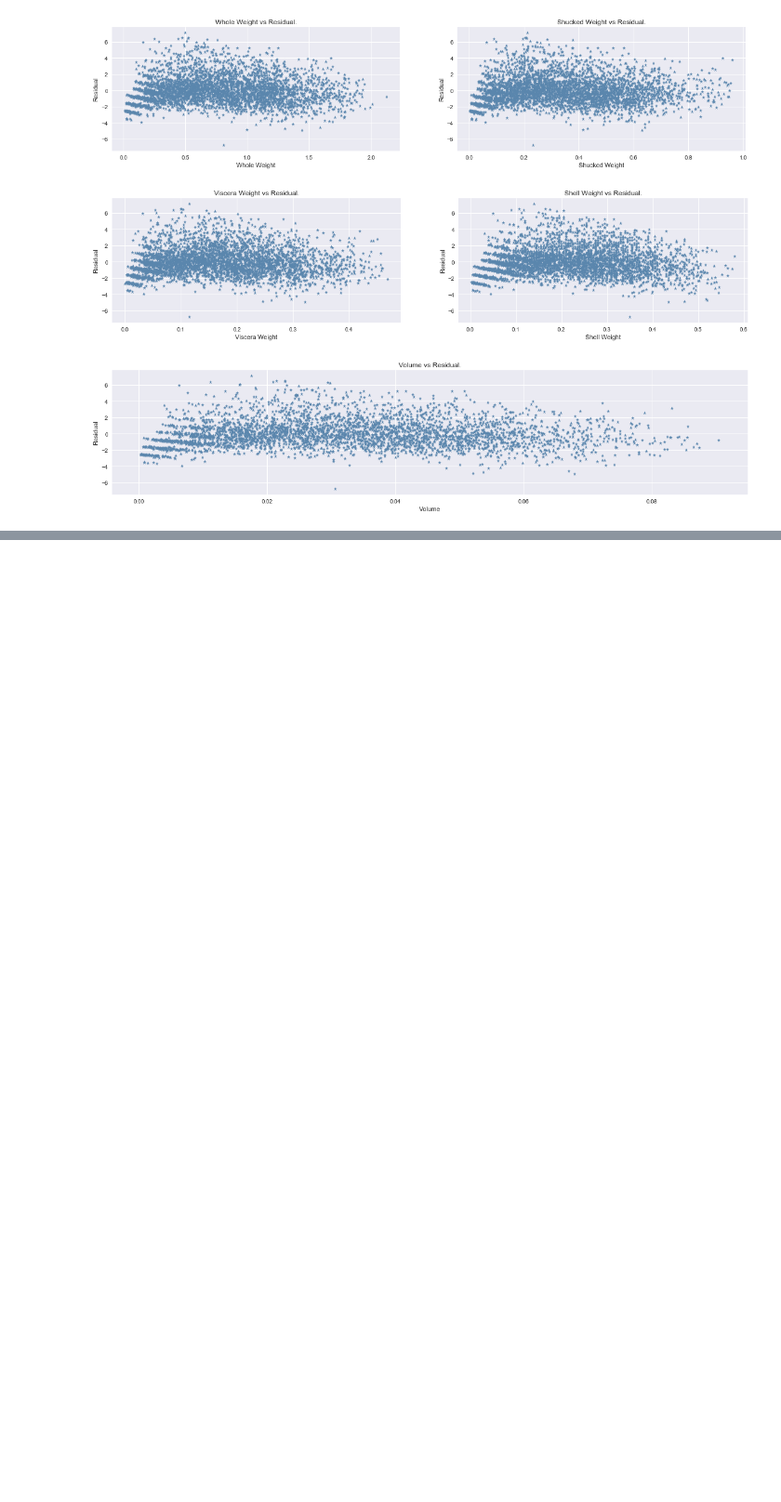
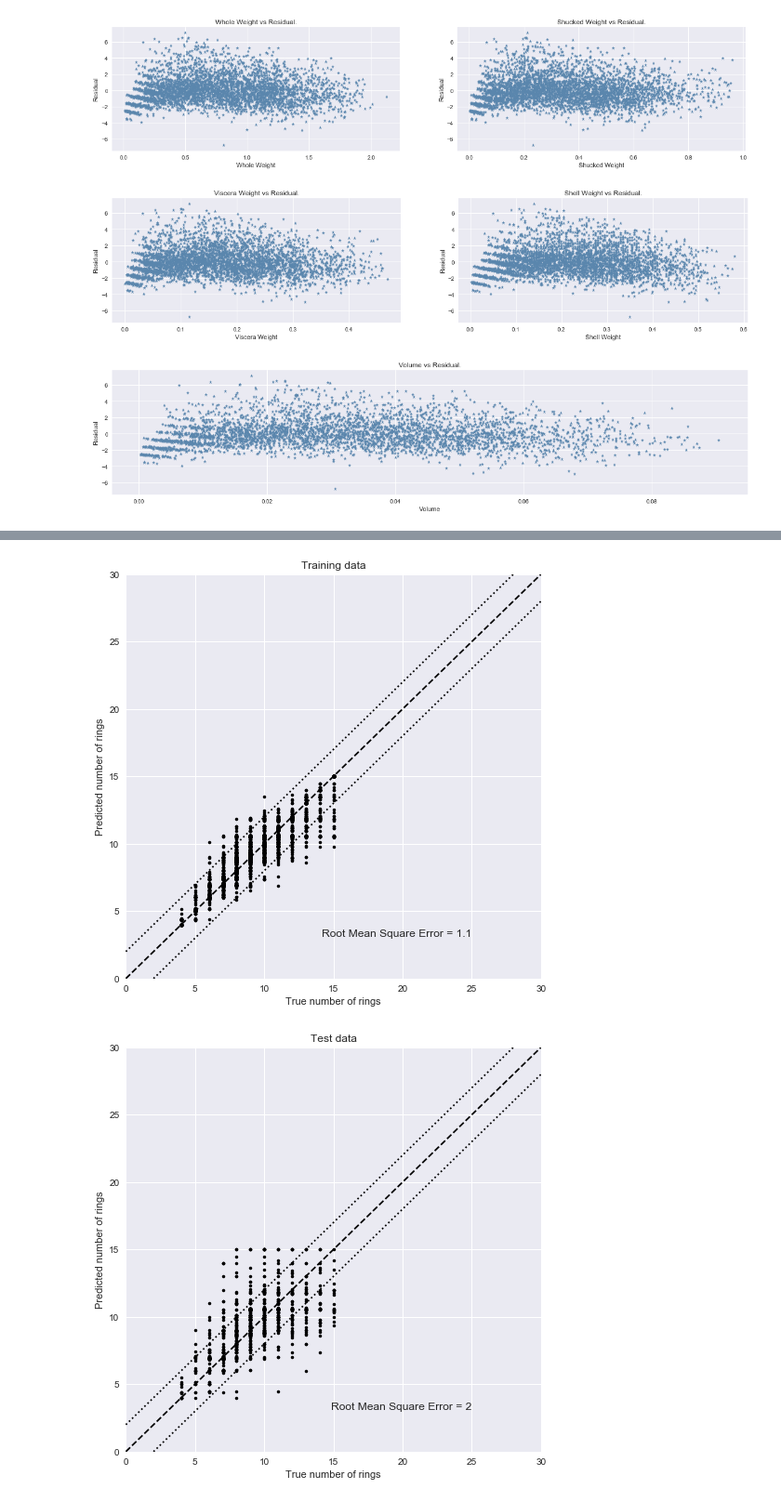
Before and after one commit to el-davo/msc-data-analytics-notebook, a Jupyter notebook: abalones.ipynb, the cells around one changed output, grey strips where cells are left out. Shown at 93% size. Cells and saved outputs as stored; diff of their text form; code cells hidden in the pictures; blank space fills up the shorter version.

```diff
--- a/abalones.ipynb
+++ b/abalones.ipynb
@@ -465,0 +558,14 @@ plt.show()
+# %%
+model = DecisionTreeRegressor(max_depth=10)
+# fit the estimator to the data
+model.fit(train_X, train_y)
+# apply the model to the test and train data
+predicted_test_y = model.predict(test_X)
+predicted_train_y = model.predict(train_X)
+scatter_y(train_y, predicted_train_y)
+plt.title("Training data")
+rms_decision_tree = scatter_y(test_y, predicted_test_y)
+plt.title("Test data");
+# %% [output]
+[figure, added]
+[figure, added]
```
Also changed, not shown: parts of 10 cells of this notebook.
